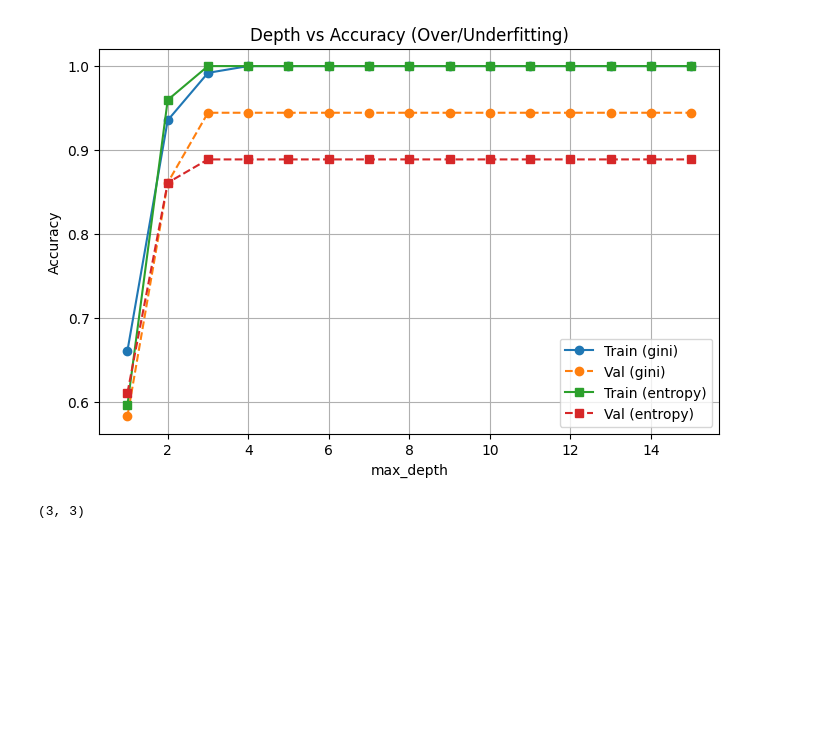
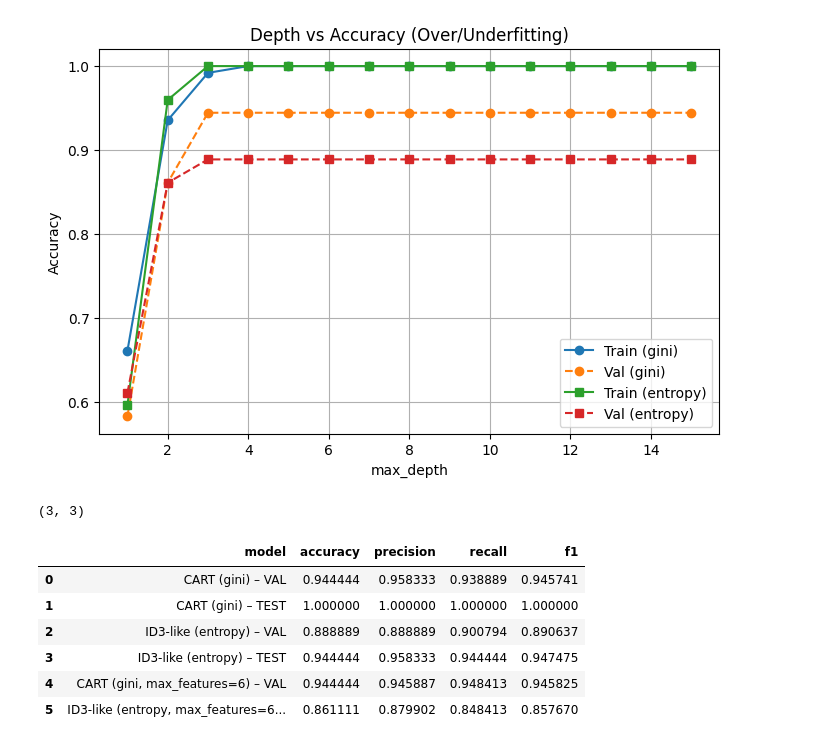
Before and after one commit to jaivanshchawla/ML-LAB-FUN, a Jupyter notebook: LAB 5/DT.ipynb, the cells around one changed output. Drawn from its saved outputs; the diff is of its cells as text; code cells hidden in the pictures; blank space fills up the shorter version.

Commit message:
half attributes

```diff
--- a/LAB 5/DT.ipynb
+++ b/LAB 5/DT.ipynb
@@ -93,3 +93,20 @@ best_depth_gini, best_depth_entropy
 # %% [output]
 [figure]
 (3, 3)
+# %%
+# One-liner: Constrain tree to roughly half of the features (max_features=6) to reduce complexity.
+half_feats = 6  # ~ half of 13
+g_half = DecisionTreeClassifier(criterion="gini", max_features=half_feats, random_state=42).fit(X_train, y_train)
+e_half = DecisionTreeClassifier(criterion="entropy", max_features=half_feats, random_state=42).fit(X_train, y_train)
+
+add_result(results, f"CART (gini, max_features={half_feats}) – VAL", y_val, g_half.predict(X_val))
+add_result(results, f"ID3-like (entropy, max_features={half_feats}) – VAL", y_val, e_half.predict(X_val))
+pd.DataFrame(results)
+# %% [output]
+|  | model | accuracy | precision | recall | f1 |
+| 0 | CART (gini) – VAL | 0.944444 | 0.958333 | 0.938889 | 0.945741 |
+| 1 | CART (gini) – TEST | 1.000000 | 1.000000 | 1.000000 | 1.000000 |
+| 2 | ID3-like (entropy) – VAL | 0.888889 | 0.888889 | 0.900794 | 0.890637 |
+| 3 | ID3-like (entropy) – TEST | 0.944444 | 0.958333 | 0.944444 | 0.947475 |
+| 4 | CART (gini, max_features=6) – VAL | 0.944444 | 0.945887 | 0.948413 | 0.945825 |
+| 5 | ID3-like (entropy, max_features=6... | 0.861111 | 0.879902 | 0.848413 | 0.857670 |
```
